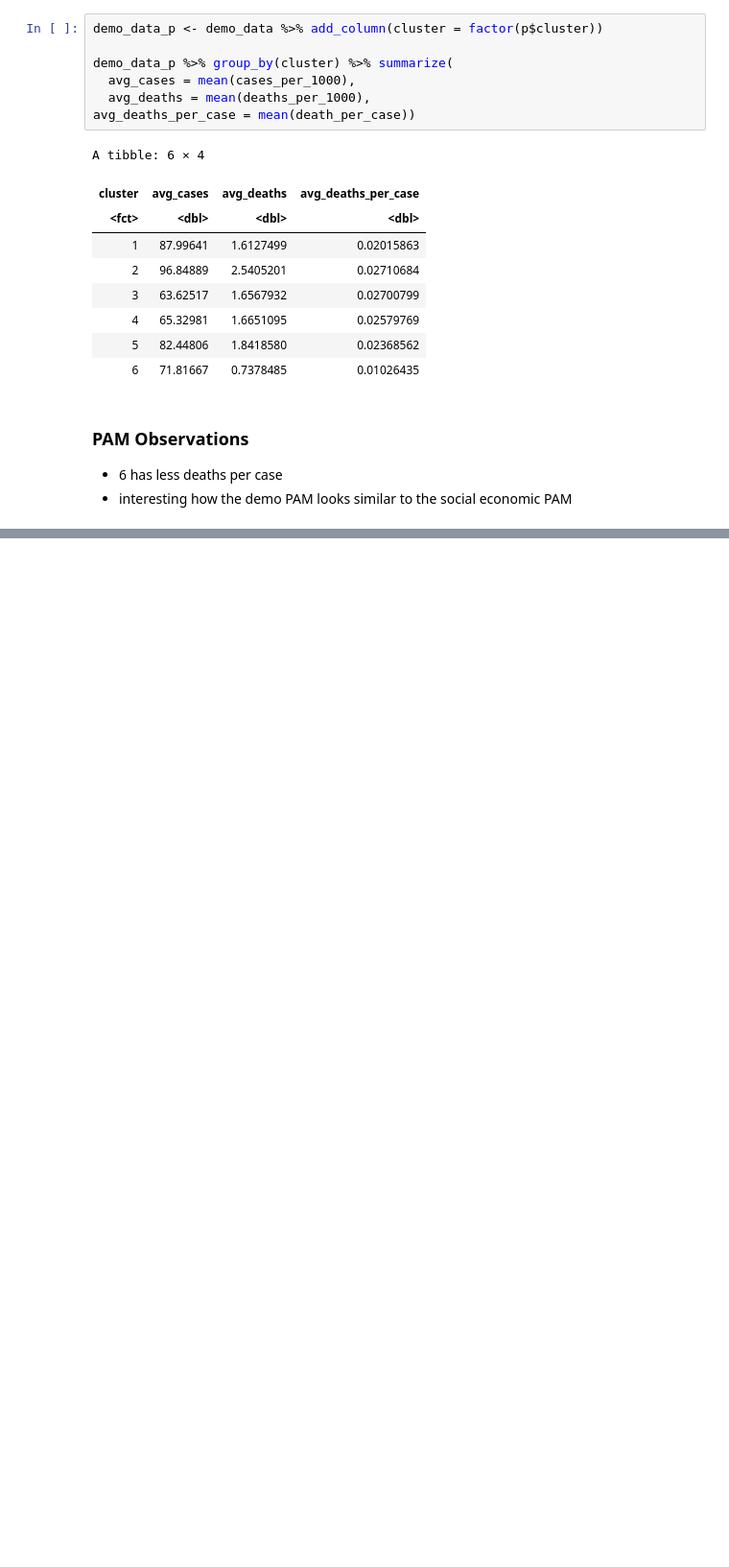
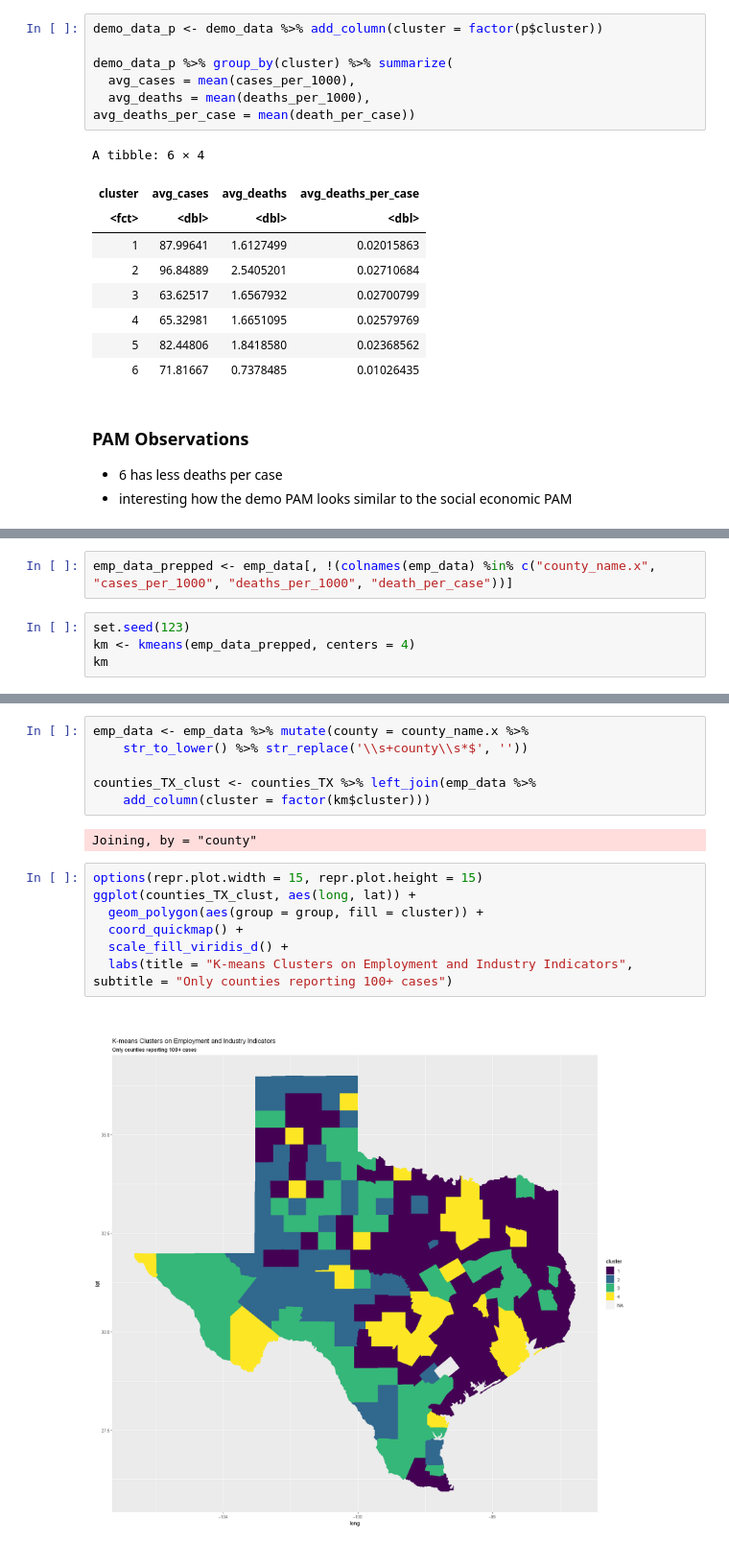
Before and after one commit to ncliu95/smu_dm_project_2, a Jupyter notebook: Project 2.ipynb, the cells around one changed output, grey strips where cells are left out. Shown at 96% size. Cells and saved outputs as stored; diff of their text form; blank space fills up the shorter version.

Commit message:
Added analysis for Employment and Industry Indicators

```diff
--- a/Project 2.ipynb
+++ b/Project 2.ipynb
@@ -1039,0 +1064,6 @@ ggplot(counties_TX_p, aes(long, lat)) +
+# %%
+emp_data_prepped <- emp_data[, !(colnames(emp_data) %in% c("county_name.x", "cases_per_1000", "deaths_per_1000", "death_per_case"))]
+# %%
+set.seed(123)
+km <- kmeans(emp_data_prepped, centers = 4)
+km
@@ -1039,0 +1097,17 @@ ggplot(counties_TX_p, aes(long, lat)) +
+# %%
+emp_data <- emp_data %>% mutate(county = county_name.x %>%
+    str_to_lower() %>% str_replace('\\s+county\\s*$', ''))
+
+counties_TX_clust <- counties_TX %>% left_join(emp_data %>%
+    add_column(cluster = factor(km$cluster)))
+# %% [output]
+Joining, by = "county"
+# %%
+options(repr.plot.width = 15, repr.plot.height = 15)
+ggplot(counties_TX_clust, aes(long, lat)) +
+  geom_polygon(aes(group = group, fill = cluster)) +
+  coord_quickmap() +
+  scale_fill_viridis_d() +
+  labs(title = "K-means Clusters on Employment and Industry Indicators", subtitle = "Only counties reporting 100+ cases")
+# %% [output]
+[figure, added]
```
Also changed, not shown: parts of 94 cells of this notebook.
